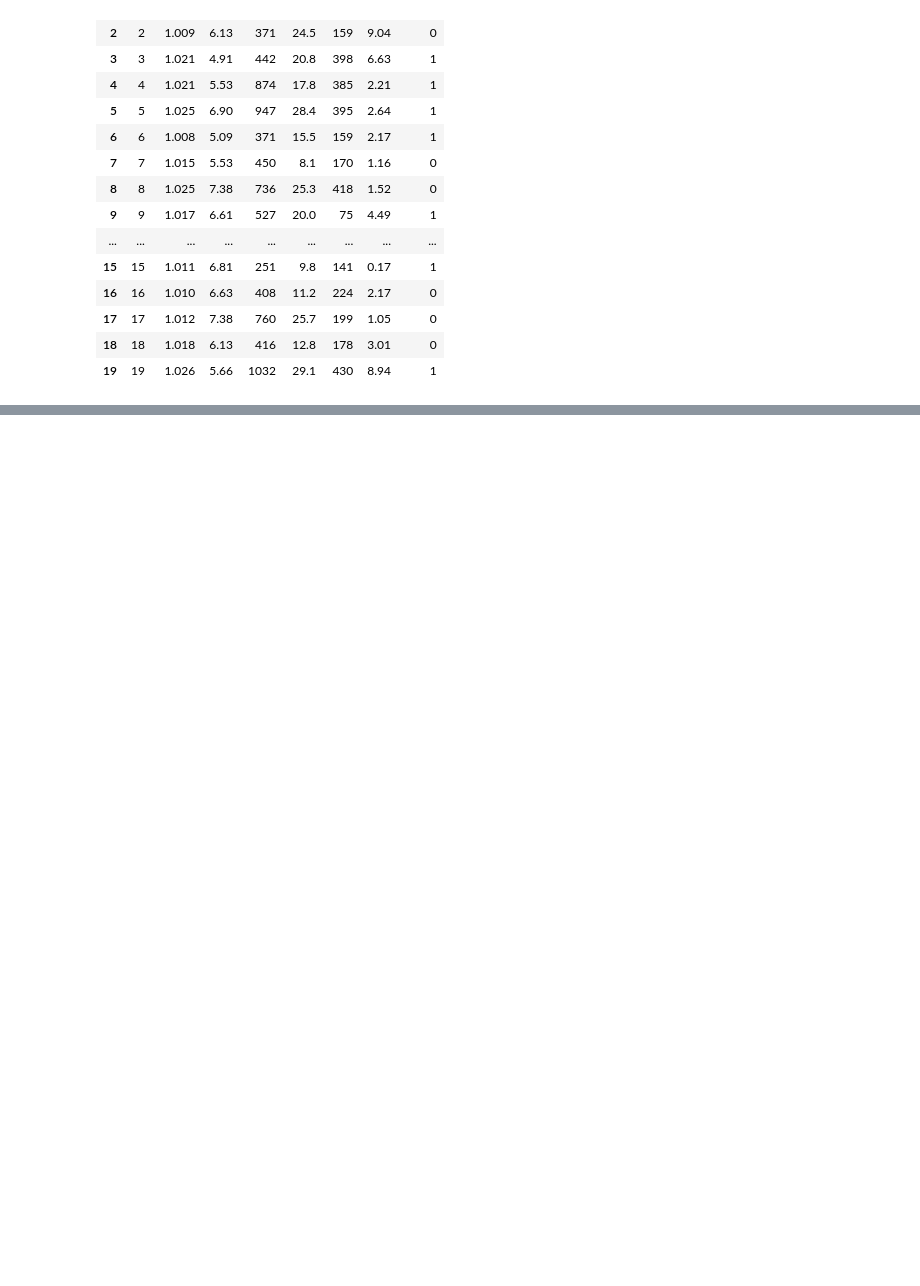
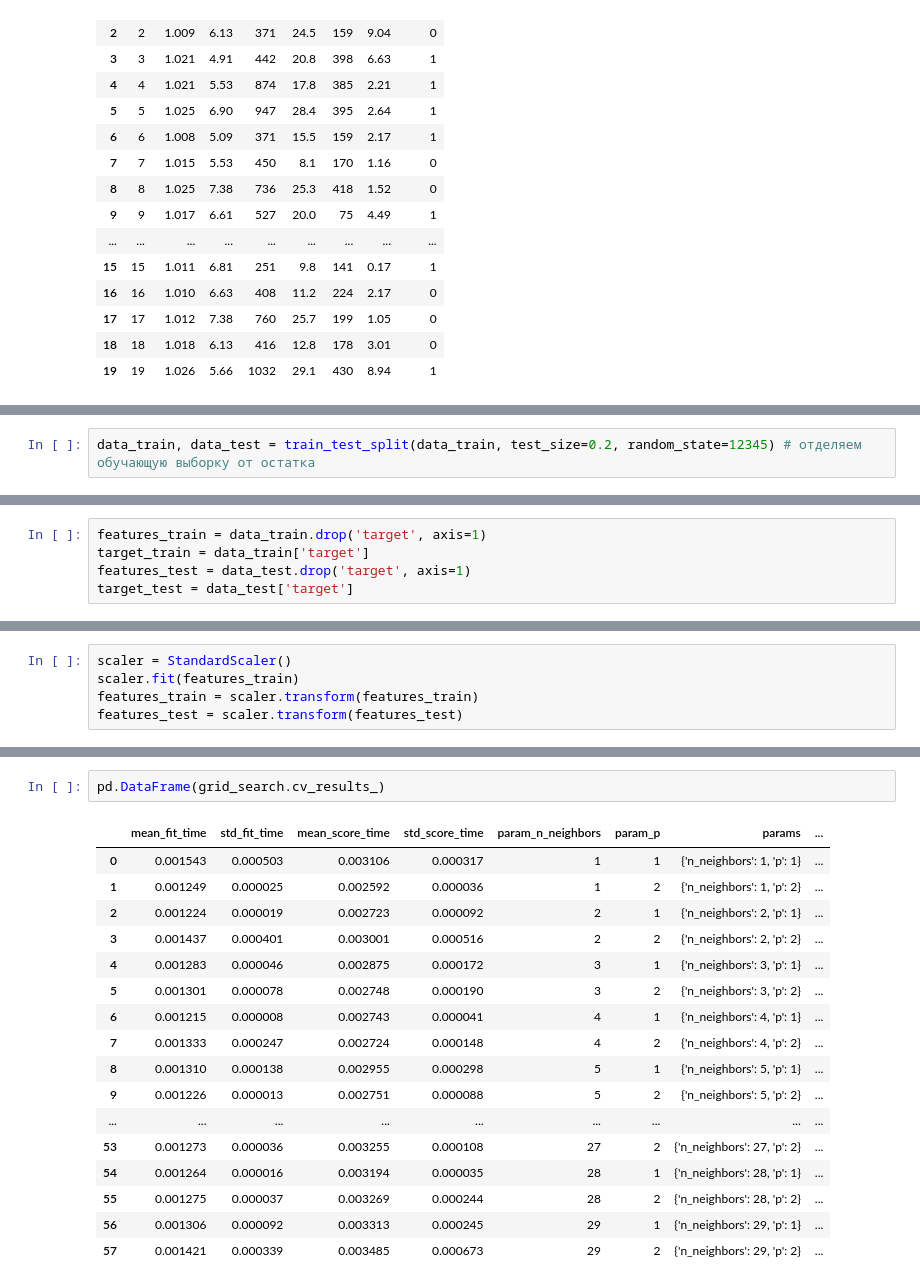
Before and after one commit to chebandenis/DZ_innopolis, a Jupyter notebook: dz_knn.ipynb, the cells around one changed output, grey strips where cells are left out. Saved outputs shown, nothing was run; the diff lists cells and outputs as text; blank space fills up the shorter version.

```diff
--- a/dz_knn.ipynb
+++ b/dz_knn.ipynb
@@ -149,0 +88,2 @@ array([[<Axes: title={'center': 'gravity'}>,
+# %%
+data_train, data_test = train_test_split(data_train, test_size=0.2, random_state=12345) # отделяем обучающую выборку от остатка
@@ -181,0 +130,5 @@ data_test.head(20)
+# %%
+features_train = data_train.drop('target', axis=1)
+target_train = data_train['target']
+features_test = data_test.drop('target', axis=1)
+target_test = data_test['target']
@@ -181,0 +137,5 @@ data_test.head(20)
+# %%
+scaler = StandardScaler()
+scaler.fit(features_train)
+features_train = scaler.transform(features_train)
+features_test = scaler.transform(features_test)
@@ -181,0 +154,20 @@ data_test.head(20)
+# %%
+pd.DataFrame(grid_search.cv_results_)
+# %% [output]
+|  | mean_fit_time | std_fit_time | mean_score_time | std_score_time | param_n_neighbors | param_p | params | ... |
+| 0 | 0.001543 | 0.000503 | 0.003106 | 0.000317 | 1 | 1 | {'n_neighbors': 1, 'p': 1} | ... |
+| 1 | 0.001249 | 0.000025 | 0.002592 | 0.000036 | 1 | 2 | {'n_neighbors': 1, 'p': 2} | ... |
+| 2 | 0.001224 | 0.000019 | 0.002723 | 0.000092 | 2 | 1 | {'n_neighbors': 2, 'p': 1} | ... |
+| 3 | 0.001437 | 0.000401 | 0.003001 | 0.000516 | 2 | 2 | {'n_neighbors': 2, 'p': 2} | ... |
+| 4 | 0.001283 | 0.000046 | 0.002875 | 0.000172 | 3 | 1 | {'n_neighbors': 3, 'p': 1} | ... |
+| 5 | 0.001301 | 0.000078 | 0.002748 | 0.000190 | 3 | 2 | {'n_neighbors': 3, 'p': 2} | ... |
+| 6 | 0.001215 | 0.000008 | 0.002743 | 0.000041 | 4 | 1 | {'n_neighbors': 4, 'p': 1} | ... |
+| 7 | 0.001333 | 0.000247 | 0.002724 | 0.000148 | 4 | 2 | {'n_neighbors': 4, 'p': 2} | ... |
+| 8 | 0.001310 | 0.000138 | 0.002955 | 0.000298 | 5 | 1 | {'n_neighbors': 5, 'p': 1} | ... |
+| 9 | 0.001226 | 0.000013 | 0.002751 | 0.000088 | 5 | 2 | {'n_neighbors': 5, 'p': 2} | ... |
+| ... | ... | ... | ... | ... | ... | ... | ... | ... |
+| 53 | 0.001273 | 0.000036 | 0.003255 | 0.000108 | 27 | 2 | {'n_neighbors': 27, 'p': 2} | ... |
+| 54 | 0.001264 | 0.000016 | 0.003194 | 0.000035 | 28 | 1 | {'n_neighbors': 28, 'p': 1} | ... |
+| 55 | 0.001275 | 0.000037 | 0.003269 | 0.000244 | 28 | 2 | {'n_neighbors': 28, 'p': 2} | ... |
+| 56 | 0.001306 | 0.000092 | 0.003313 | 0.000245 | 29 | 1 | {'n_neighbors': 29, 'p': 1} | ... |
+| 57 | 0.001421 | 0.000339 | 0.003485 | 0.000673 | 29 | 2 | {'n_neighbors': 29, 'p': 2} | ... |
```
Also changed, not shown: parts of 39 cells of this notebook.
